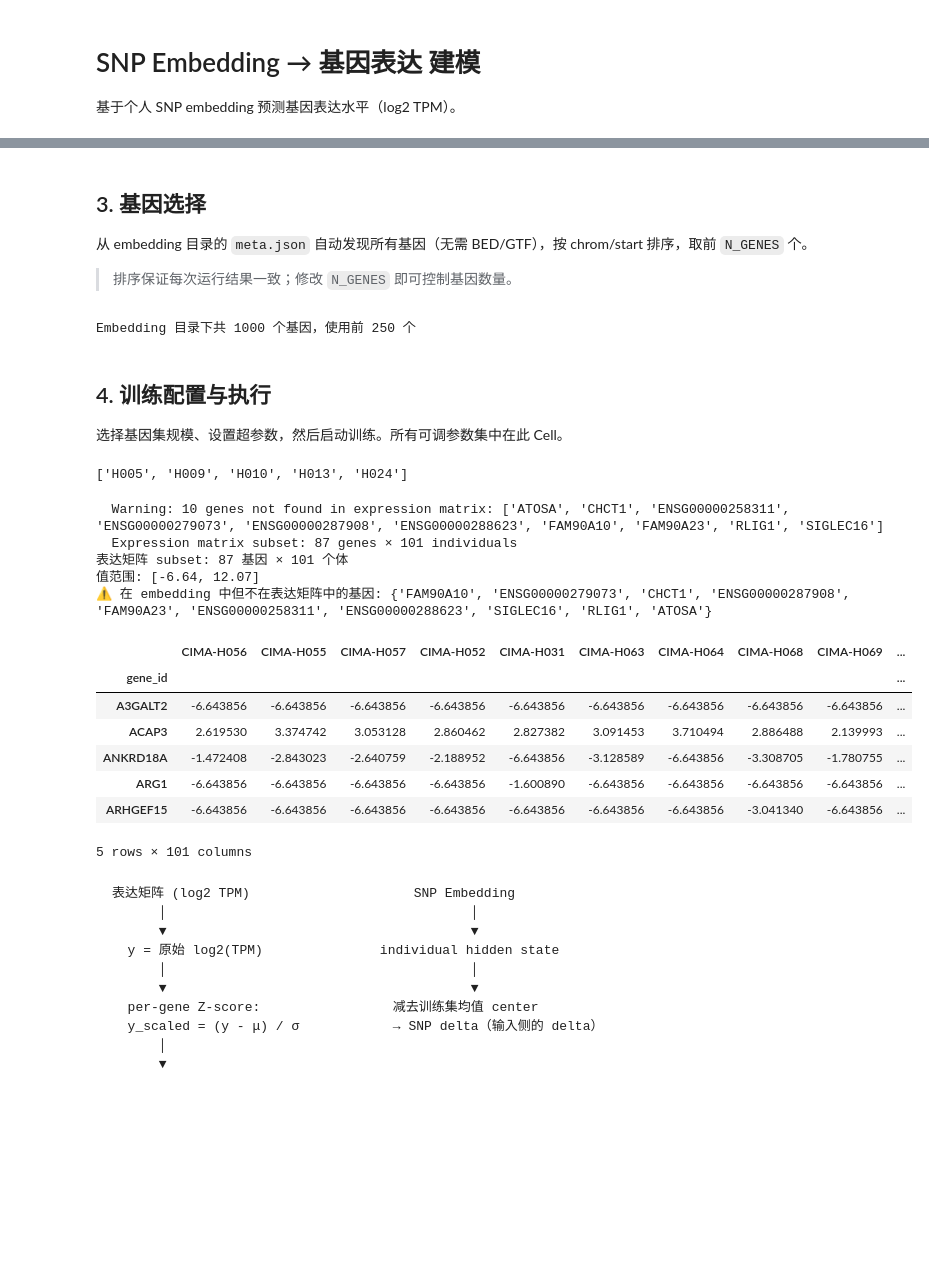
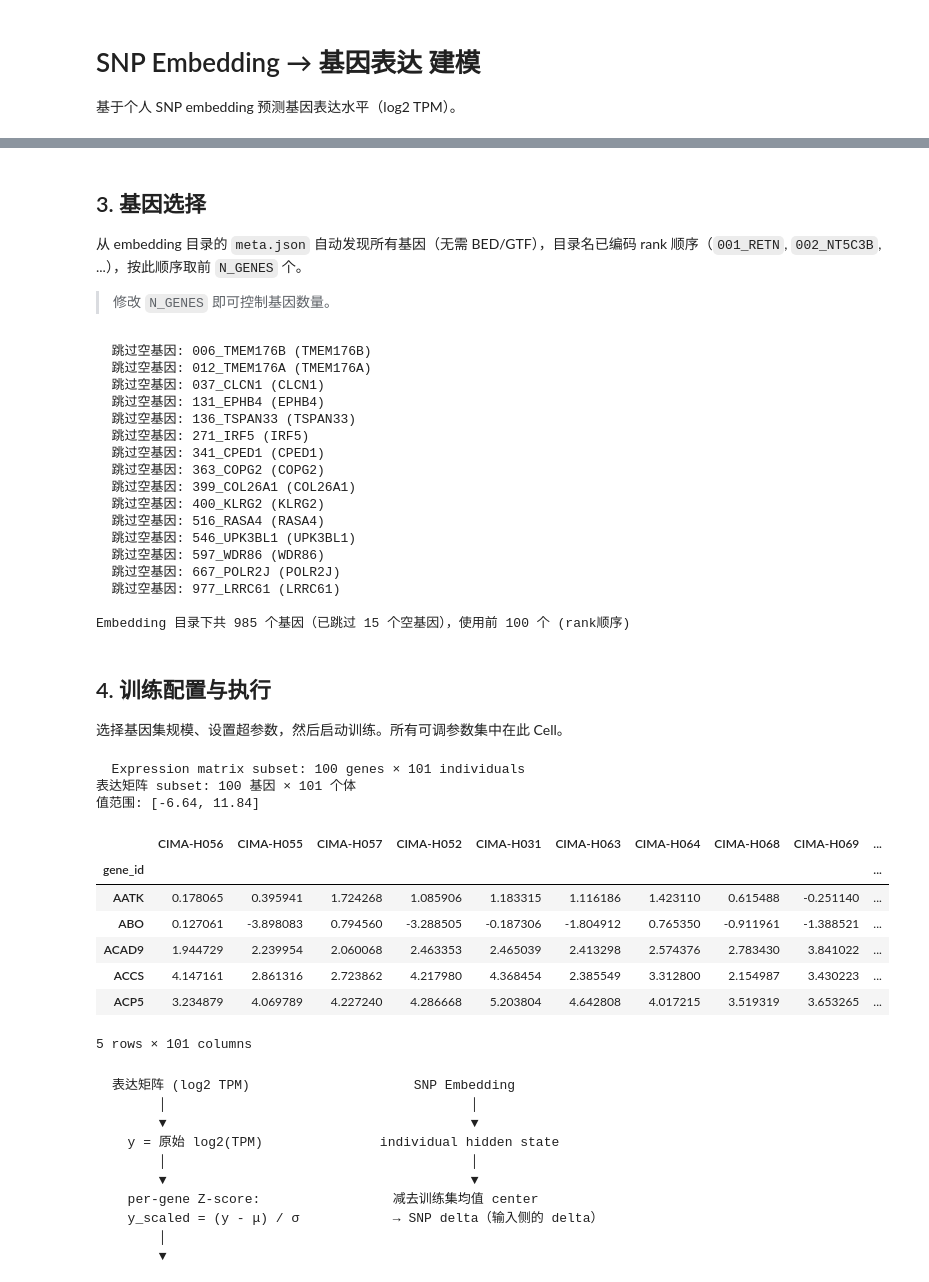
Before and after one commit to ydgenomics/ai4research, a Jupyter notebook: md0722/gene/script2/main2.ipynb, the cells around one changed output, grey strips where cells are left out. Drawn from its saved outputs; the diff is of its cells as text; code cells hidden in the pictures; blank space fills up the shorter version.

````diff
--- a/md0722/gene/script2/main2.ipynb
+++ b/md0722/gene/script2/main2.ipynb
@@ -53,10 +51,10 @@ import torch
 # ============================================================
 # 路径配置（按需修改）
 # ============================================================
-SCRIPT_DIR = Path("/mnt/rice/default/Workspace/yangdong/modeling_difference/gene-level/script2")
+SCRIPT_DIR = Path("/mnt/rice/default/Workspace/yangdong/ai4research/md0722/gene/script2")
 
 # SNP Embedding 根目录 —— 每个基因一个子目录，内含 meta.json + 各样本 .vcf.pt
-EMBEDDING_ROOT = Path("/mnt/rice/default/Workspace/xuxiaolong/human/SNPembedding_top1000-15_TSS_1Mb")
+EMBEDDING_ROOT = Path("/mnt/rice/default/Workspace/xuxiaolong/human/SNPembedding_top1000_common_TSS_1Mb")
 
 # 表达矩阵 —— 行为基因 symbol，列为 CIMA 个体 ID，值为 log2(TPM)
 EXPRESSION_MATRIX = "/mnt/genos100-new/peixunban/yecheng/data/CIMA/Monocyte_matrix_log2_TPM_annot.tsv.gz"
@@ -65,7 +63,7 @@ EXPRESSION_MATRIX = "/mnt/genos100-new/peixunban/yecheng/data/CIMA/Monocyte_matr
 SAMPLE_FILE = SCRIPT_DIR / "configs" / "101samples.name.txt"
 
 # 输出目录
-OUTPUT_DIR = SCRIPT_DIR / "outputs"
+OUTPUT_DIR = SCRIPT_DIR / "outputs2"
 OUTPUT_DIR.mkdir(parents=True, exist_ok=True)
 
 # ============================================================
@@ -145,9 +170,9 @@ Device: cuda
 # %% [markdown]
 ## 3. 基因选择
 
-从 embedding 目录的 `meta.json` 自动发现所有基因（无需 BED/GTF），按 chrom/start 排序，取前 `N_GENES` 个。
+从 embedding 目录的 `meta.json` 自动发现所有基因（无需 BED/GTF），目录名已编码 rank 顺序（`001_RETN`, `002_NT5C3B`, ...），按此顺序取前 `N_GENES` 个。
 
-> 排序保证每次运行结果一致；修改 `N_GENES` 即可控制基因数量。
+> 修改 `N_GENES` 即可控制基因数量。
 # %%
 import json
 from dataclasses import dataclass
@@ -161,6 +186,8 @@ class GeneInfo:
     chrom: str
     start: int
     end: int
+    strand: str = "+"     # 默认正链（meta.json 中无此字段）
+    transcript_id: str = ""  # 默认空（meta.json 中无此字段）
 
 
 def discover_genes_from_embeddings(embedding_root: Path) -> list[GeneInfo]:
@@ -169,10 +196,17 @@ def discover_genes_from_embeddings(embedding_root: Path) -> list[GeneInfo]:
     兼容两种 meta.json 格式：
     - 旧版: {"name": "RETN_ENST..._win_4", "chrom": "chr19", ...}
     - 新版: {"gene_id": "RETN", "chrom": "chr19", ...}
+
+    自动跳过 n_embedding_snps==0 的"空"基因（如 TMEM176A/B）。
     """
     genes = []
     for meta_path in sorted(embedding_root.glob("*/meta.json")):
         meta = json.loads(meta_path.read_text())
+
+        # 跳过无 SNP 的基因（skipped_no_snps）
+        if meta.get("n_embedding_snps", 0) == 0:
+            continue
+
         emb_name = meta_path.parent.name
         # 兼容新旧格式
         if "gene_id" in meta:
@@ -195,51 +229,66 @@ def discover_genes_from_embeddings(embedding_root: Path) -> list[GeneInfo]:
 
 
 # ============================================================
-# 基因数量（取前 N 个，按 chrom/start 排序）
+# 基因数量（取前 N 个，目录名已编码 rank 顺序）
 # ============================================================
-N_GENES = 250
+N_GENES = 100
 
 all_genes = discover_genes_from_embeddings(EMBEDDING_ROOT)
-all_genes.sort(key=lambda g: (g.chrom, g.start))
+# 目录按 001_, 002_, ... 排序，天然对应 rank 顺序
 genes = all_genes[:N_GENES]
 
-print(f"Embedding 目录下共 {len(all_genes)} 个基因，使用前 {len(genes)} 个")
+skipped = 0
+for meta_path in sorted(EMBEDDING_ROOT.glob("*/meta.json")):
+    meta = json.loads(meta_path.read_text())
+    if meta.get("n_embedding_snps", 0) == 0:
+        skipped += 1
+        print(f"  跳过空基因: {meta_path.parent.name} ({meta.get('gene_id', '?')})")
+print(f"\nEmbedding 目录下共 {len(all_genes)} 个基因（已跳过 {skipped} 个空基因），使用前 {len(genes)} 个 (rank顺序)")
 # %% [output]
-Embedding 目录下共 1000 个基因，使用前 250 个
+  跳过空基因: 006_TMEM176B (TMEM176B)
+  跳过空基因: 012_TMEM176A (TMEM176A)
+  跳过空基因: 037_CLCN1 (CLCN1)
+  跳过空基因: 131_EPHB4 (EPHB4)
+  跳过空基因: 136_TSPAN33 (TSPAN33)
+  跳过空基因: 271_IRF5 (IRF5)
+  跳过空基因: 341_CPED1 (CPED1)
+  跳过空基因: 363_COPG2 (COPG2)
+  跳过空基因: 399_COL26A1 (COL26A1)
+  跳过空基因: 400_KLRG2 (KLRG2)
+  跳过空基因: 516_RASA4 (RASA4)
+  跳过空基因: 546_UPK3BL1 (UPK3BL1)
+  跳过空基因: 597_WDR86 (WDR86)
+  跳过空基因: 667_POLR2J (POLR2J)
+  跳过空基因: 977_LRRC61 (LRRC61)
+
+Embedding 目录下共 985 个基因（已跳过 15 个空基因），使用前 100 个 (rank顺序)
 # %% [markdown]
 ## 4. 训练配置与执行
 
 选择基因集规模、设置超参数，然后启动训练。所有可调参数集中在此 Cell。
-# %%
-all_individuals[:5]
-# %% [output]
-['H005', 'H009', 'H010', 'H013', 'H024']
 # %%
 # ── 预览表达矩阵 subset ──
 gene_symbols = [extract_gene_symbol(g.embedding_name) for g in genes]
-cima_ids = ["CIMA-" + s for s in all_individuals]
 
-expr_subset = load_expression_matrix(EXPRESSION_MATRIX, cima_ids, gene_symbols)
+expr_subset = load_expression_matrix(EXPRESSION_MATRIX, all_individuals, gene_symbols)
 print(f"表达矩阵 subset: {expr_subset.shape[0]} 基因 × {expr_subset.shape[1]} 个体")
 print(f"值范围: [{expr_subset.min().min():.2f}, {expr_subset.max().max():.2f}]")
 
 missing = set(gene_symbols) - set(expr_subset.index)
 if missing:
     print(f"⚠ 在 embedding 中但不在表达矩阵中的基因: {missing}")
 display(expr_subset.head())
 # %% [output]
-  Warning: 10 genes not found in expression matrix: ['ATOSA', 'CHCT1', 'ENSG00000258311', 'ENSG00000279073', 'ENSG00000287908', 'ENSG00000288623', 'FAM90A10', 'FAM90A23', 'RLIG1', 'SIGLEC16']
-  Expression matrix subset: 87 genes × 101 individuals
-表达矩阵 subset: 87 基因 × 101 个体
-值范围: [-6.64, 12.07]
-⚠ 在 embedding 中但不在表达矩阵中的基因: {'FAM90A10', 'ENSG00000279073', 'CHCT1', 'ENSG00000287908', 'FAM90A23', 'ENSG00000258311', 'ENSG00000288623', 'SIGLEC16', 'RLIG1', 'ATOSA'}
+  Expression matrix subset: 100 genes × 101 individuals
+表达矩阵 subset: 100 基因 × 101 个体
+值范围: [-6.64, 11.84]
 |  | CIMA-H056 | CIMA-H055 | CIMA-H057 | CIMA-H052 | CIMA-H031 | CIMA-H063 | CIMA-H064 | CIMA-H068 | CIMA-H069 | ... |
 | gene_id |  |  |  |  |  |  |  |  |  | ... |
-| A3GALT2 | -6.643856 | -6.643856 | -6.643856 | -6.643856 | -6.643856 | -6.643856 | -6.643856 | -6.643856 | -6.643856 | ... |
-| ACAP3 | 2.619530 | 3.374742 | 3.053128 | 2.860462 | 2.827382 | 3.091453 | 3.710494 | 2.886488 | 2.139993 | ... |
-| ANKRD18A | -1.472408 | -2.843023 | -2.640759 | -2.188952 | -6.643856 | -3.128589 | -6.643856 | -3.308705 | -1.780755 | ... |
-| ARG1 | -6.643856 | -6.643856 | -6.643856 | -6.643856 | -1.600890 | -6.643856 | -6.643856 | -6.643856 | -6.643856 | ... |
-| ARHGEF15 | -6.643856 | -6.643856 | -6.643856 | -6.643856 | -6.643856 | -6.643856 | -6.643856 | -3.041340 | -6.643856 | ... |
+| AATK | 0.178065 | 0.395941 | 1.724268 | 1.085906 | 1.183315 | 1.116186 | 1.423110 | 0.615488 | -0.251140 | ... |
+| ABO | 0.127061 | -3.898083 | 0.794560 | -3.288505 | -0.187306 | -1.804912 | 0.765350 | -0.911961 | -1.388521 | ... |
+| ACAD9 | 1.944729 | 2.239954 | 2.060068 | 2.463353 | 2.465039 | 2.413298 | 2.574376 | 2.783430 | 3.841022 | ... |
+| ACCS | 4.147161 | 2.861316 | 2.723862 | 4.217980 | 4.368454 | 2.385549 | 3.312800 | 2.154987 | 3.430223 | ... |
+| ACP5 | 3.234879 | 4.069789 | 4.227240 | 4.286668 | 5.203804 | 4.642808 | 4.017215 | 3.519319 | 3.653265 | ... |
 5 rows × 101 columns
 # %% [markdown]
 ```
````
Also changed, not shown: parts of 11 cells of this notebook, 18 other files.
